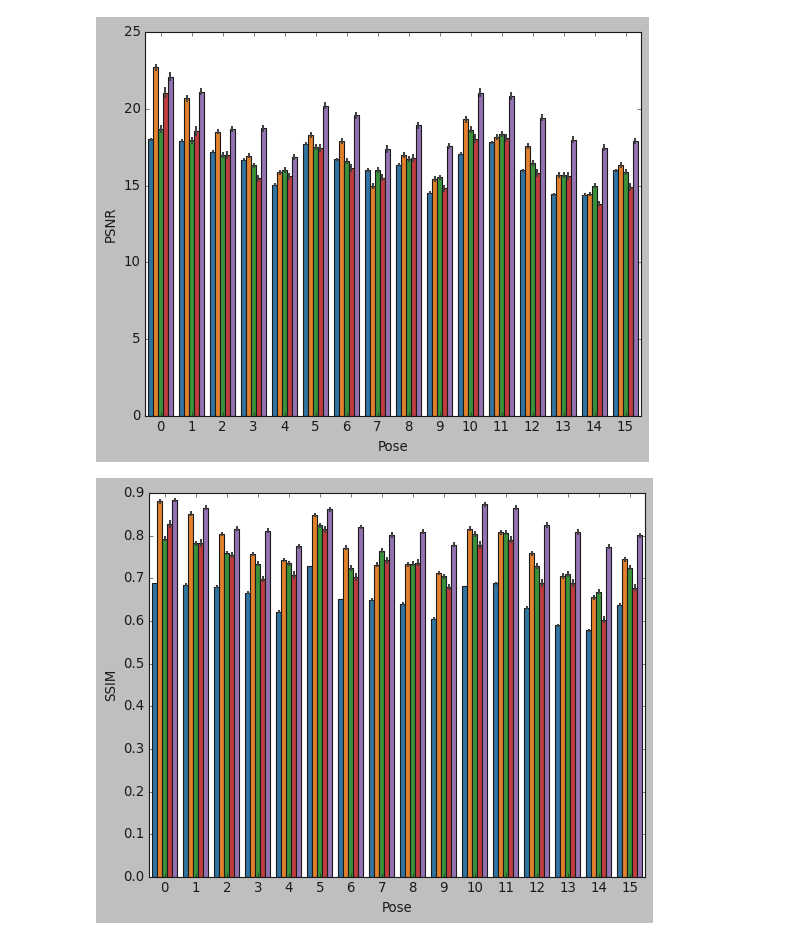
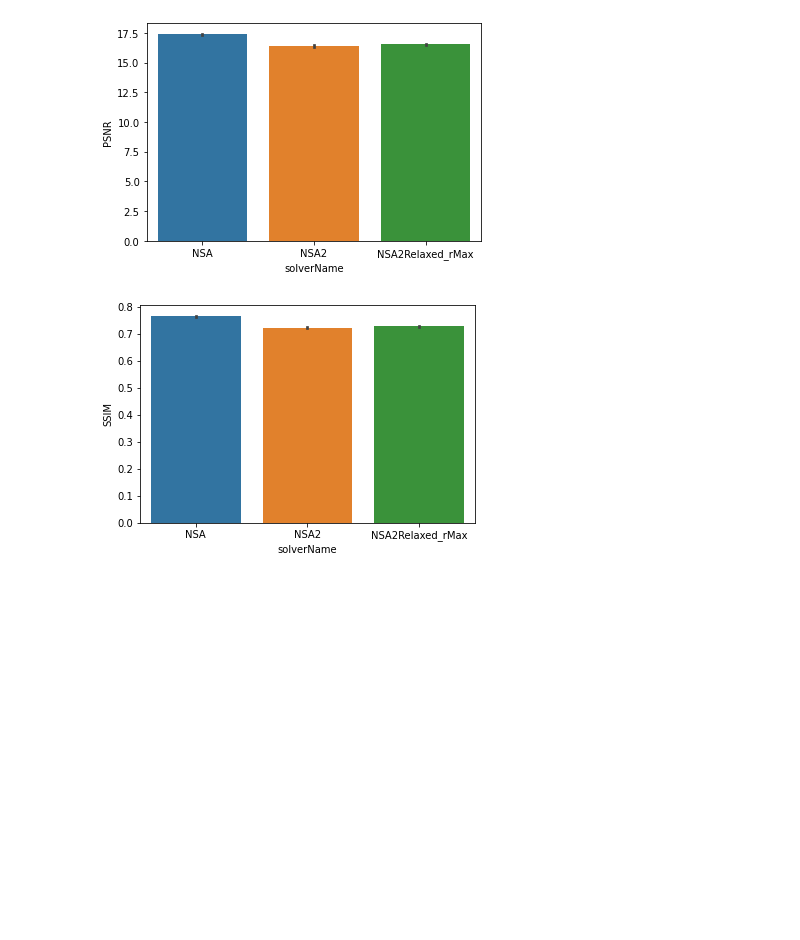
Before and after one commit to SYJINTW/camera_placement_analysis, a Jupyter notebook: results_analysis.ipynb, the cells around one changed output. Drawn from its saved outputs; the diff is of its cells as text; code cells hidden in the pictures; blank space fills up the shorter version.

```diff
--- a/results_analysis.ipynb
+++ b/results_analysis.ipynb
@@ -400,12 +629,16 @@ def slvrAllPoseFrameByFrame(filePath: Path):
 # %%
 if __name__ == '__main__':
     # expDir = Path('./exp1')
     # mergeAllCsv(expDir)
     allResultFilePath = Path('./allResults.csv')
     # allResultAverage(allResultFilePath)
-    allResultAveragePose(allResultFilePath)
+    # allResultAveragePose(allResultFilePath)
     # allFrameByFrame(allResultFilePath)
     # slvrAllPoseFrameByFrame(allResultFilePath)
+    # NSAkmax(allResultFilePath)
+    # NSA2kmax(allResultFilePath)
+    # NSA_NSA2(allResultFilePath)
+    NSA_NSA2_NSA2Relaxed(allResultFilePath)
 # %% [output]
-[figure, old version]
+[figure, new version]
-[figure, old version]
+[figure, new version]
```
Also changed, not shown: parts of 7 cells of this notebook, 15 other files.
